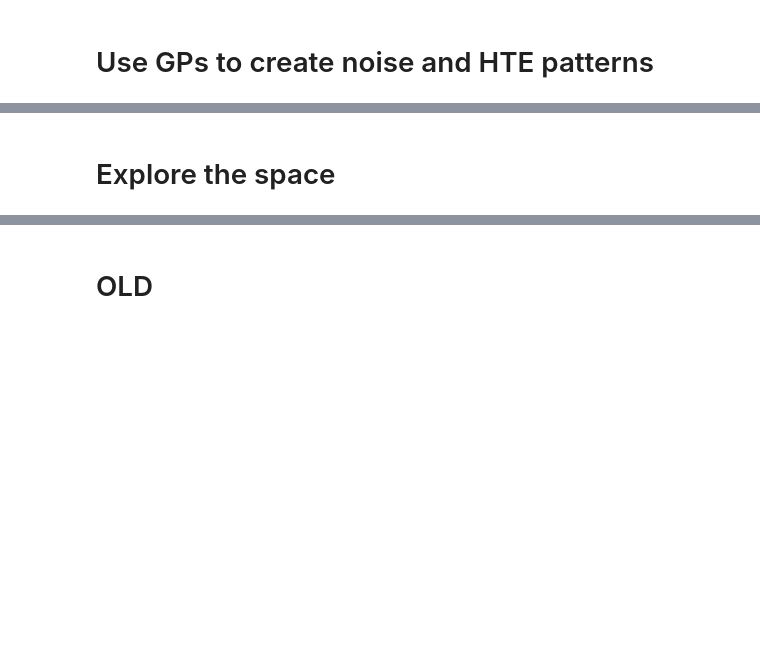
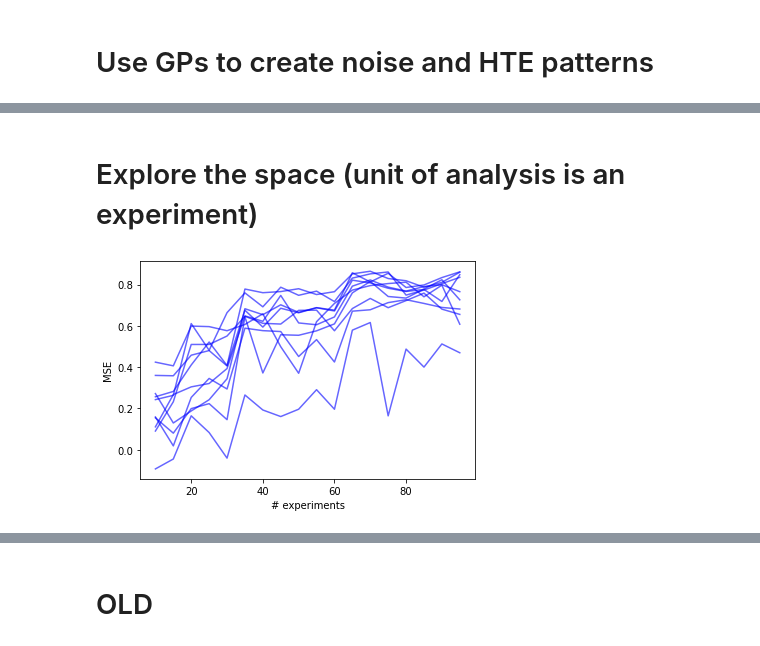
Before and after one commit to malsobay/pgg-analysis, a Jupyter notebook: experiment_simulation.ipynb, the cells around one changed output, grey strips where cells are left out. Cells and saved outputs as stored; diff of their text form; code cells hidden in the pictures; blank space fills up the shorter version.

```diff
--- a/experiment_simulation.ipynb
+++ b/experiment_simulation.ipynb
@@ -76,11 +92,53 @@ for colname in df.filter(like="exp").columns:
 # %%
-def run_experiment(design_param1, design_param2, n_trials, exp_num=0):
+def run_experiment(design_param1, design_param2, n_trials, exp_num=0, return_data=False):
     effect = knn_models[f"exp{exp_num}_effect"].predict(np.array([design_param1, design_param2]).reshape(1,-1))[0]
     noise = knn_models[f"exp{exp_num}_noise"].predict(np.array([design_param1, design_param2]).reshape(1,-1))[0]
 
     df_exp = pd.DataFrame({"treatment":[1]*n_trials + [0]*n_trials})
     df_exp['y'] = np.random.normal(loc=df_exp['treatment']*effect, scale=noise)
     model = smf.ols("y ~ treatment", data=df_exp).fit()
-    return model.params["treatment"], model.bse["treatment"], effect
+
+    if return_data:
+        return df_exp.assign(design_param1 = design_param1, design_param2 = design_param2)
+    else:
+        return model.params["treatment"], model.bse["treatment"], effect
 # %% [markdown]
-# Explore the space
+# Explore the space (unit of analysis is an experiment)
+# %%
+trial_budget = 500
+n_experiments = np.arange(10, 100, 5)
+n_trials_per_exp = trial_budget // n_experiments
+
+sobol_sampler = qmc.Sobol(d=2, scramble=True, seed=2022)
+sobol_sequence_512 = (sobol_sampler.random_base2(m=9) - 0.5) * 5/0.5
+# %%
+oos_r2_master = []
+exp_sim_dfs = []
+
+for exp_sim_id in tqdm(range(10)):
+    oos_r2 = []
+    df_metaexp = pd.DataFrame({"n_experiments":n_experiments, "n_trials_per_exp":n_trials_per_exp})
+
+
+    for row in df_metaexp.itertuples():
+        sobol_sample = sobol_sequence_512[:row.n_experiments, :]
+        df_explore = pd.DataFrame(sobol_sample, columns=["design_param1", "design_param2"])
+        df_explore["exp_estimate"] = df_explore.apply(lambda x: run_experiment(x.design_param1, x.design_param2, row.n_trials_per_exp, exp_sim_id)[0], axis=1)
+        rf = RandomForestRegressor().fit(X=df_explore[["design_param1", "design_param2"]], y=df_explore["exp_estimate"])
+
+        oos_r2.append(r2_score(y_true=df[f"exp{exp_sim_id}_effect"], y_pred=rf.predict(df[["design_param1", "design_param2"]])))
+
+    oos_r2_master.append(oos_r2)
+    df_metaexp['oos_r2'] = oos_r2
+    df_metaexp["exp_sim_id"] = exp_sim_id
+    exp_sim_dfs.append(df_metaexp)
+# %%
+df_sim_master = pd.concat(exp_sim_dfs, ignore_index=True)
+for exp_sim_id in df_sim_master.exp_sim_id.unique():
+    plt.plot(df_sim_master.query("exp_sim_id == @exp_sim_id")["n_experiments"], df_sim_master.query("exp_sim_id == @exp_sim_id")["oos_r2"], color="blue", alpha=0.6)
+
+plt.xlabel("# experiments")
+plt.ylabel("MSE")
+plt.show()
+# %% [output]
+[figure, added]
```
Also changed, not shown: parts of 27 cells of this notebook.
